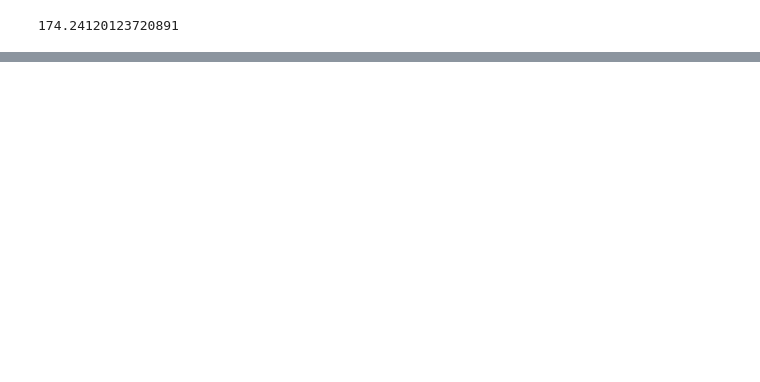
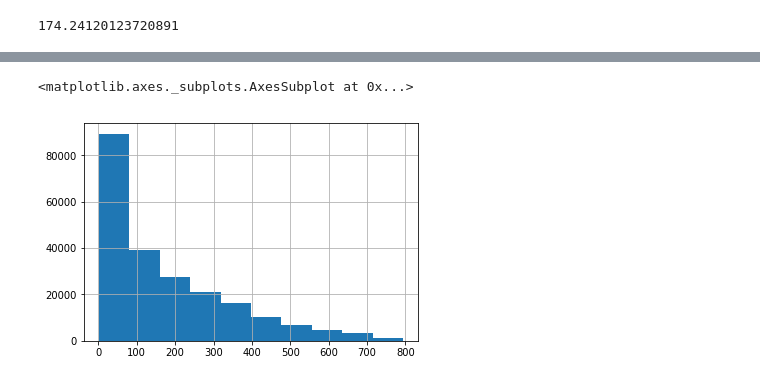
Before and after one commit to dfadeeff/AMZ_Projects, a Jupyter notebook: VOD_cohorts.ipynb, the cells around one changed output, grey strips where cells are left out. Saved outputs shown, nothing was run; the diff lists cells and outputs as text; code cells hidden in the pictures; blank space fills up the shorter version.

Commit message:
Correct graphs

```diff
--- a/VOD_cohorts.ipynb
+++ b/VOD_cohorts.ipynb
@@ -184,0 +196,5 @@ t['diff_btw_first_EST_first_ever'].mean()
+# %%
+t['diff_btw_first_EST_first_ever'].hist()
+# %% [output]
+<matplotlib.axes._subplots.AxesSubplot at 0x...>
+[figure, added]
```
Also changed, not shown: parts of 2 cells of this notebook.
